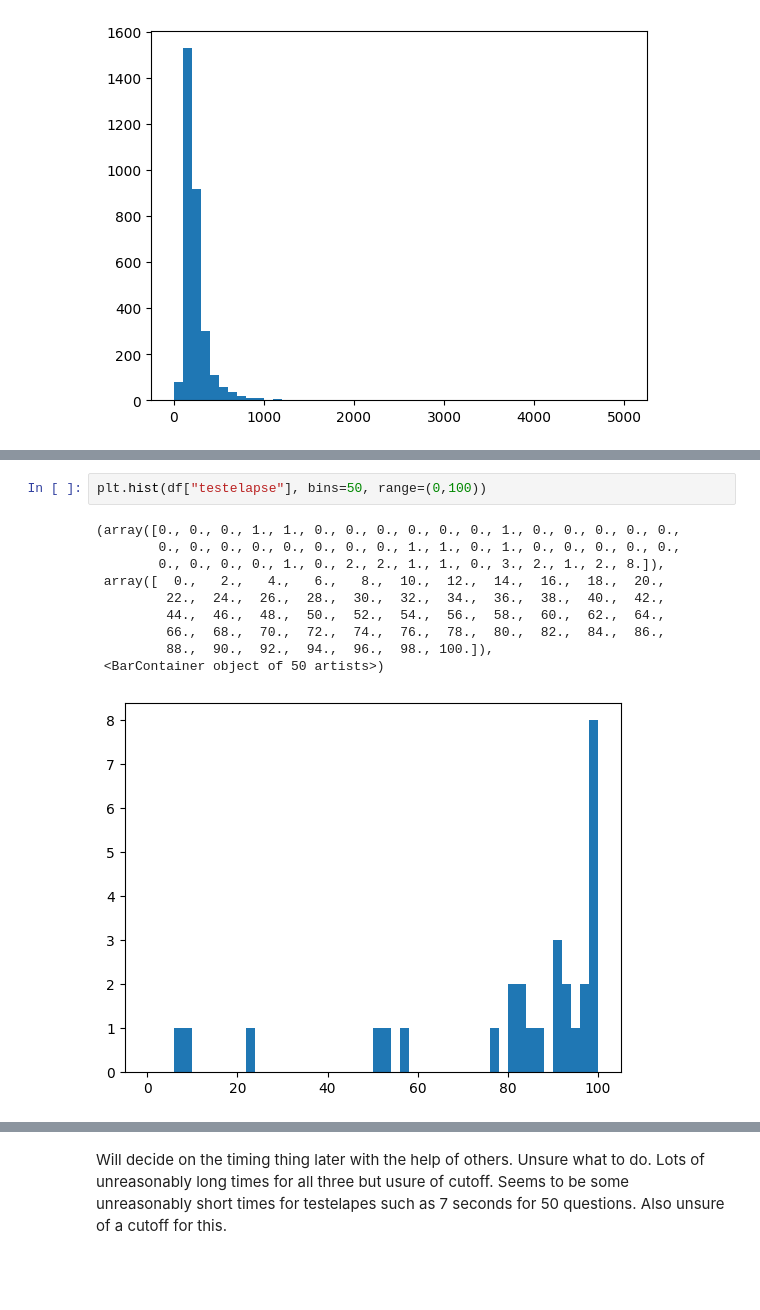
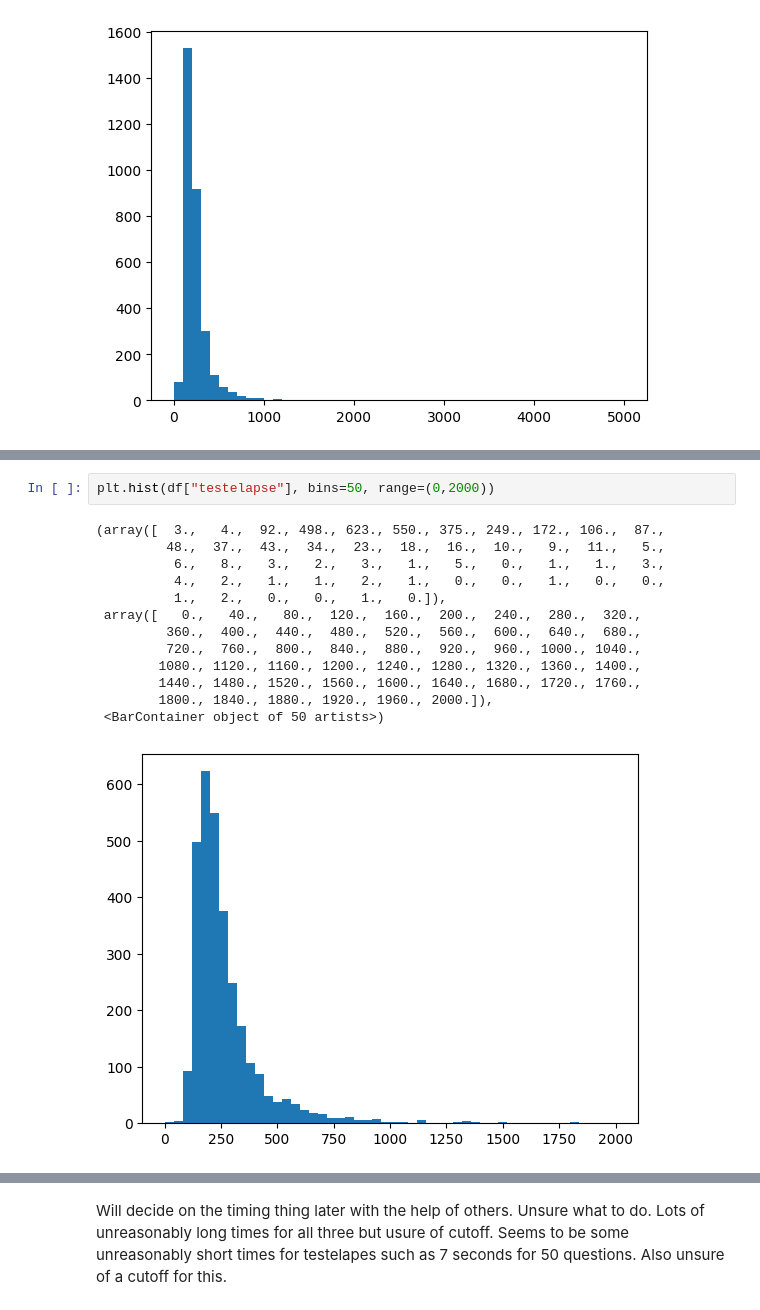
Before and after one commit to Rishik15/BTT_GM2, a Jupyter notebook: gritdatacleaning.ipynb, the cells around one changed output, grey strips where cells are left out. Saved outputs shown, nothing was run; the diff lists cells and outputs as text; blank space fills up the shorter version.

Commit message:
looks at survey time graphs

```diff
--- a/gritdatacleaning.ipynb
+++ b/gritdatacleaning.ipynb
@@ -360,13 +356,16 @@ plt.hist(df["introelapse"], bins=50, range=(0,10))
 # %%
-plt.hist(df["testelapse"], bins=50, range=(0,100))
+plt.hist(df["testelapse"], bins=50, range=(0,2000))
 # %% [output]
-(array([0., 0., 0., 1., 1., 0., 0., 0., 0., 0., 0., 1., 0., 0., 0., 0., 0.,
-        0., 0., 0., 0., 0., 0., 0., 0., 1., 1., 0., 1., 0., 0., 0., 0., 0.,
-        0., 0., 0., 0., 1., 0., 2., 2., 1., 1., 0., 3., 2., 1., 2., 8.]),
- array([  0.,   2.,   4.,   6.,   8.,  10.,  12.,  14.,  16.,  18.,  20.,
-         22.,  24.,  26.,  28.,  30.,  32.,  34.,  36.,  38.,  40.,  42.,
-         44.,  46.,  48.,  50.,  52.,  54.,  56.,  58.,  60.,  62.,  64.,
-         66.,  68.,  70.,  72.,  74.,  76.,  78.,  80.,  82.,  84.,  86.,
-         88.,  90.,  92.,  94.,  96.,  98., 100.]),
+(array([  3.,   4.,  92., 498., 623., 550., 375., 249., 172., 106.,  87.,
+         48.,  37.,  43.,  34.,  23.,  18.,  16.,  10.,   9.,  11.,   5.,
+          6.,   8.,   3.,   2.,   3.,   1.,   5.,   0.,   1.,   1.,   3.,
+          4.,   2.,   1.,   1.,   2.,   1.,   0.,   0.,   1.,   0.,   0.,
+          1.,   2.,   0.,   0.,   1.,   0.]),
+ array([   0.,   40.,   80.,  120.,  160.,  200.,  240.,  280.,  320.,
+         360.,  400.,  440.,  480.,  520.,  560.,  600.,  640.,  680.,
+         720.,  760.,  800.,  840.,  880.,  920.,  960., 1000., 1040.,
+        1080., 1120., 1160., 1200., 1240., 1280., 1320., 1360., 1400.,
+        1440., 1480., 1520., 1560., 1600., 1640., 1680., 1720., 1760.,
+        1800., 1840., 1880., 1920., 1960., 2000.]),
  <BarContainer object of 50 artists>)
-[figure, old version]
+[figure, new version]
```
Also changed, not shown: parts of 5 cells of this notebook.
